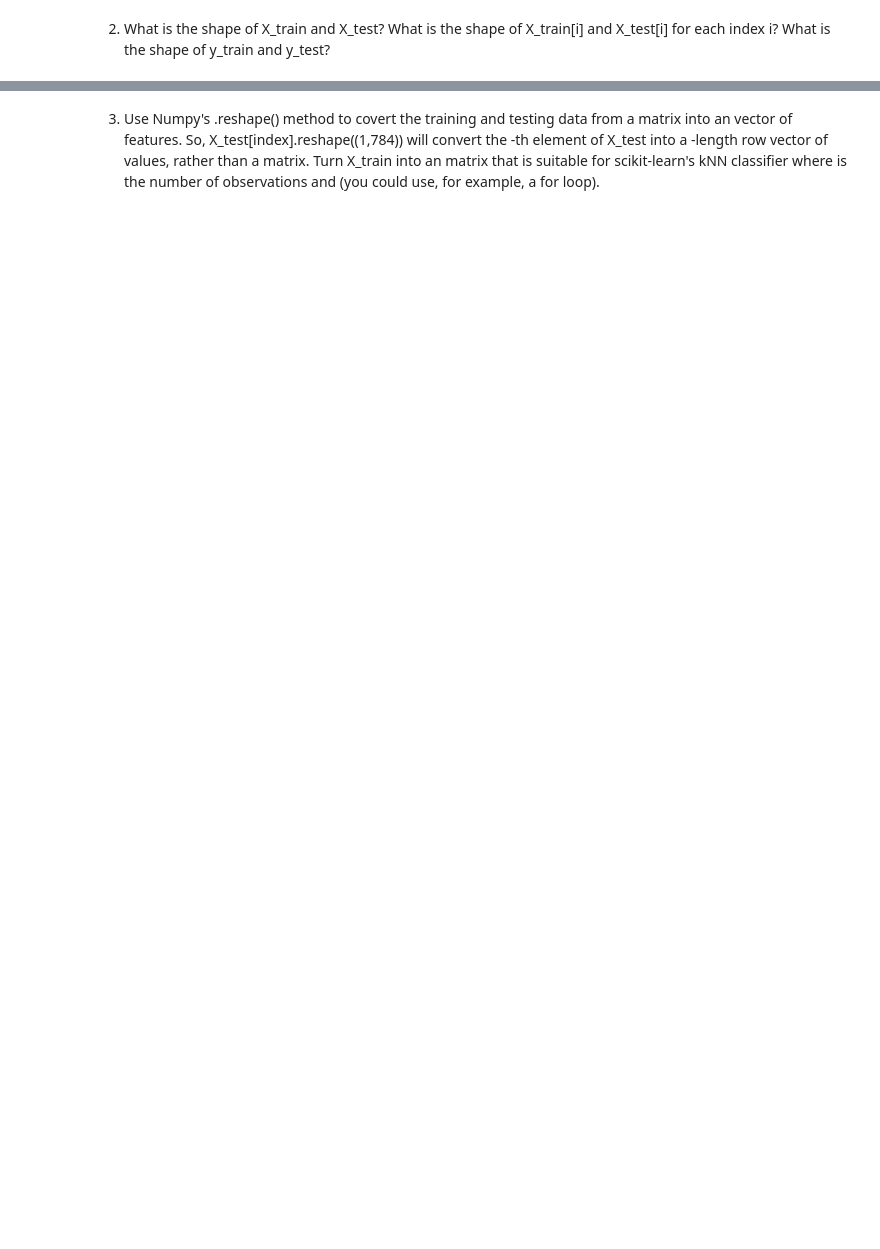
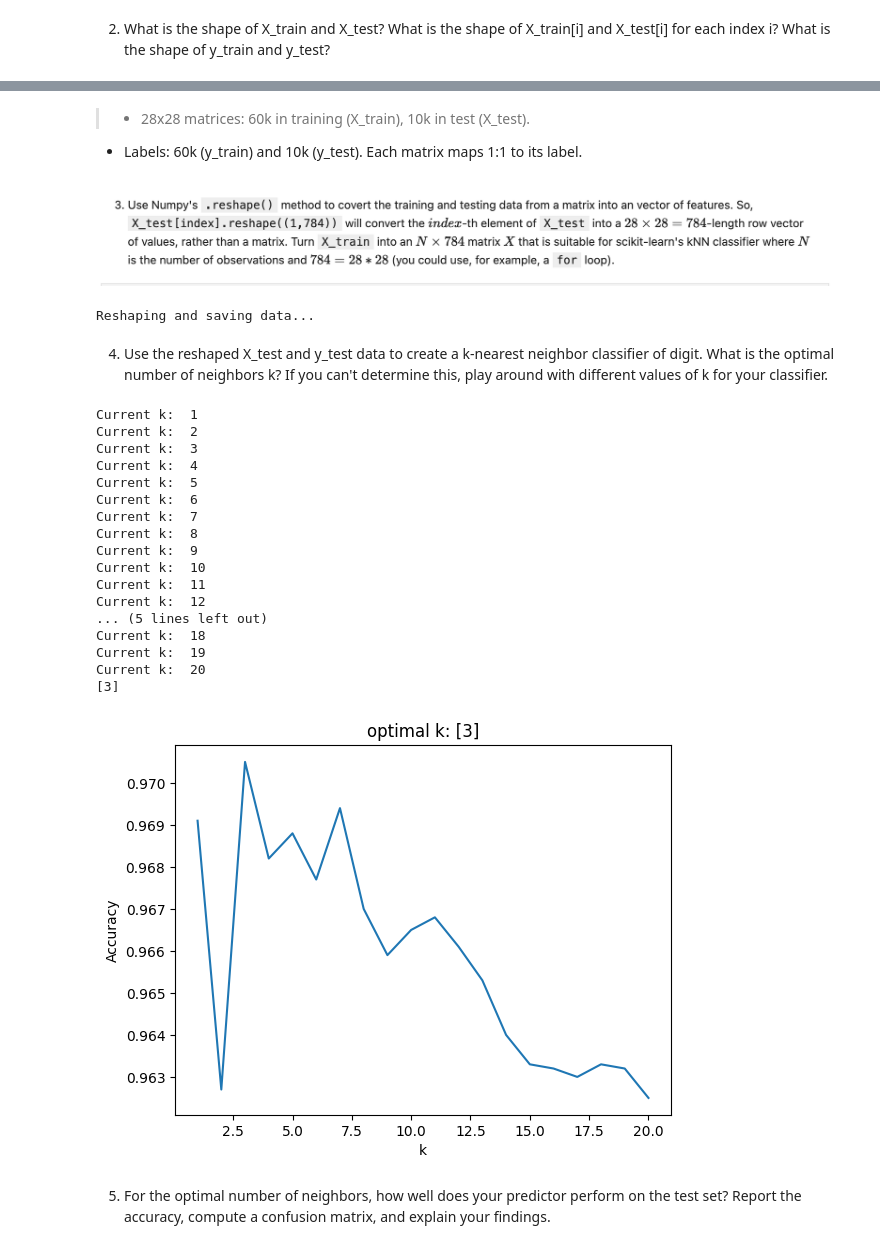
Before and after one commit to KeerHu73/knn, a Jupyter notebook: lab/computer_vision_lab.ipynb, the cells around one changed output, grey strips where cells are left out. Cells and saved outputs as stored; diff of their text form; code cells hidden in the pictures; blank space fills up the shorter version.

```diff
--- a/lab/computer_vision_lab.ipynb
+++ b/lab/computer_vision_lab.ipynb
@@ -34,0 +109,10 @@ OK, those are the data: Labels attached to handwritten digits encoded as a matri
+# %%
+# Train model:
+for epoch in range(L): # Control length of training
+    for i, data in enumerate(train_loader):
+        inputs, labels = data # Get this data chunk
+        optimizer.zero_grad() # Set gradients to zero
+        outputs = model(inputs) # Use current model to make predictions
+        loss = criterion(outputs, labels) # Evaluate current loss
+        loss.backward() # Back-propagation for next iteration
+        optimizer.step() # Find a lower loss set of weights
@@ -59,11 +273,11 @@ print(y_test.shape)
-# %% [markdown]
-3. Use Numpy's .reshape() method to covert the training and testing data from a matrix into an vector of features. So, X_test[index].reshape((1,784)) will convert the
--th element of X_test into a
--length row vector of values, rather than a matrix. Turn X_train into an
- matrix
- that is suitable for scikit-learn's kNN classifier where
- is the number of observations and
- (you could use, for example, a for loop).
+# %% [markdown]
+
+
+
+> *   28x28 matrices: 60k in training (X_train), 10k in test (X_test).
+*   Labels: 60k (y_train) and 10k (y_test). Each matrix maps 1:1 to its label.
+# %% [markdown]
+![image.png](embedded-picture-1)
 # %%
 import pandas as pd
 import numpy as np
@@ -73,8 +287,8 @@ import numpy as np
 reload = 1  # Change to 0 if files already exist
 
 # Define file paths
-train_path = './data/Z_train.csv'
-test_path = './data/Z_test.csv'
+train_path = '/content/Z_train.parquet'
+test_path = '/content/Z_test.parquet'
 
 if reload == 1:  # Process and save reshaped data
     print("Reshaping and saving data...")
@@ -106,3 +320,51 @@ else:  # Load saved CSV files
 
     # Print data dimensions to confirm successful loading
     print("Z_train shape:", Z_train.shape, "Z_test shape:", Z_test.shape)
+# %% [output]
+Reshaping and saving data...
+# %% [markdown]
+4. Use the reshaped X_test and y_test data to create a k-nearest neighbor classifier of digit. What is the optimal number of neighbors k? If you can't determine this, play around with different values of k for your classifier.
+# %%
+from sklearn.neighbors import KNeighborsClassifier
+
+# Determine the optimal k:
+k_bar = 20
+accuracy = []
+
+for k in range(k_bar):
+    print('Current k: ' , str(k+1))
+    knn = KNeighborsClassifier(n_neighbors=k+1) # Create classifier instance
+    predictor = knn.fit(Z_train.values,y_train) # Fit model
+    accuracy.append( predictor.score(Z_test.values,y_test) ) # Store accuracy; bug in sklearn requires .values
+
+accuracy_max = np.max(accuracy) # highest recorded accuracy
+max_index = np.where(accuracy==accuracy_max)[0]
+k_star = max_index+1 # Find the optimal value of k
+print(k_star)
+
+plt.plot(np.arange(1,k_bar+1),accuracy) # Plot accuracy by k
+plt.xlabel("k")
+plt.title("optimal k: "+str(k_star))
+plt.ylabel('Accuracy')
+plt.show()
+# %% [output]
+Current k:  1
+Current k:  2
+Current k:  3
+Current k:  4
+Current k:  5
+Current k:  6
+Current k:  7
+Current k:  8
+Current k:  9
+Current k:  10
+Current k:  11
+Current k:  12
+... (5 lines left out)
+Current k:  18
+Current k:  19
+Current k:  20
+[3]
+[figure, added]
+# %% [markdown]
+5. For the optimal number of neighbors, how well does your predictor perform on the test set? Report the accuracy, compute a confusion matrix, and explain your findings.
```
Also changed, not shown: parts of 10 cells of this notebook.
